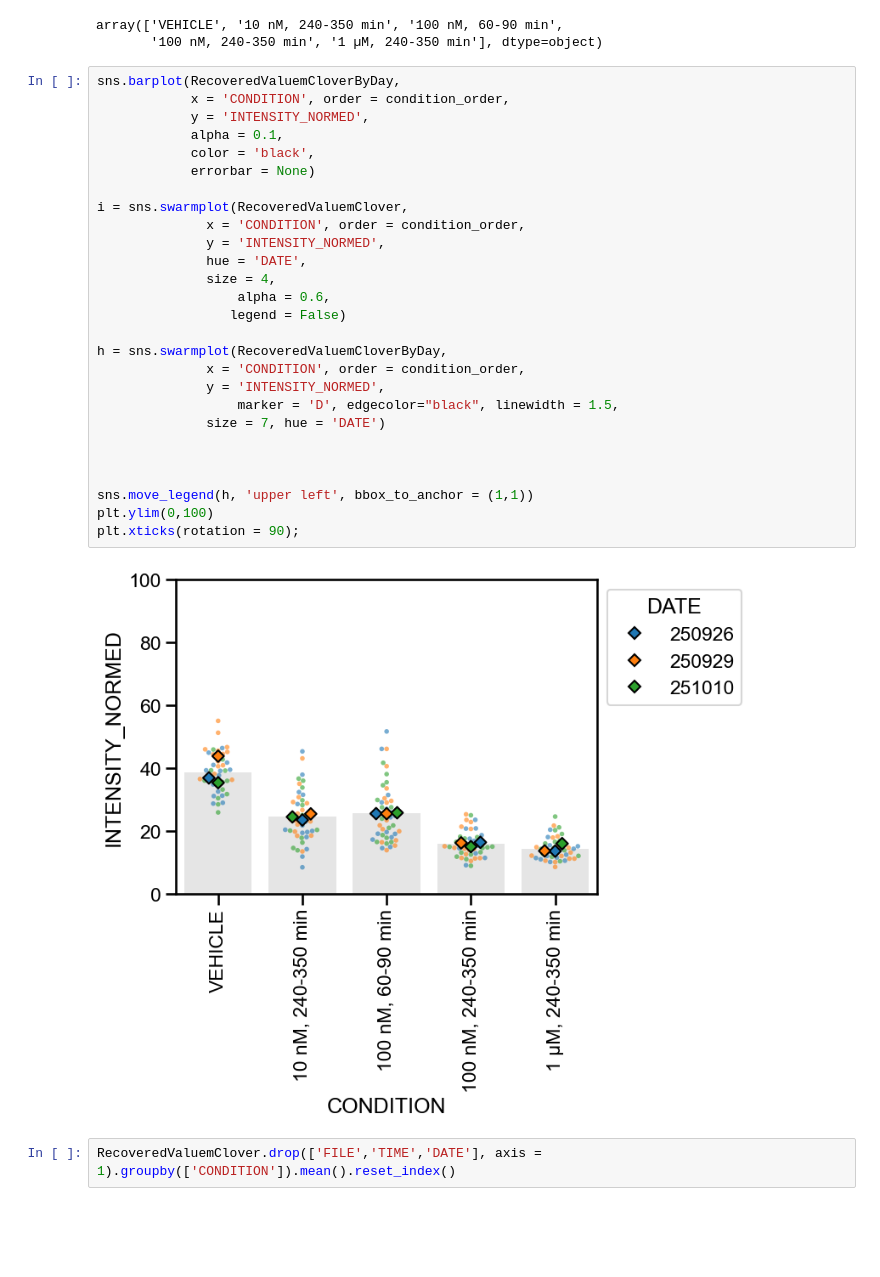
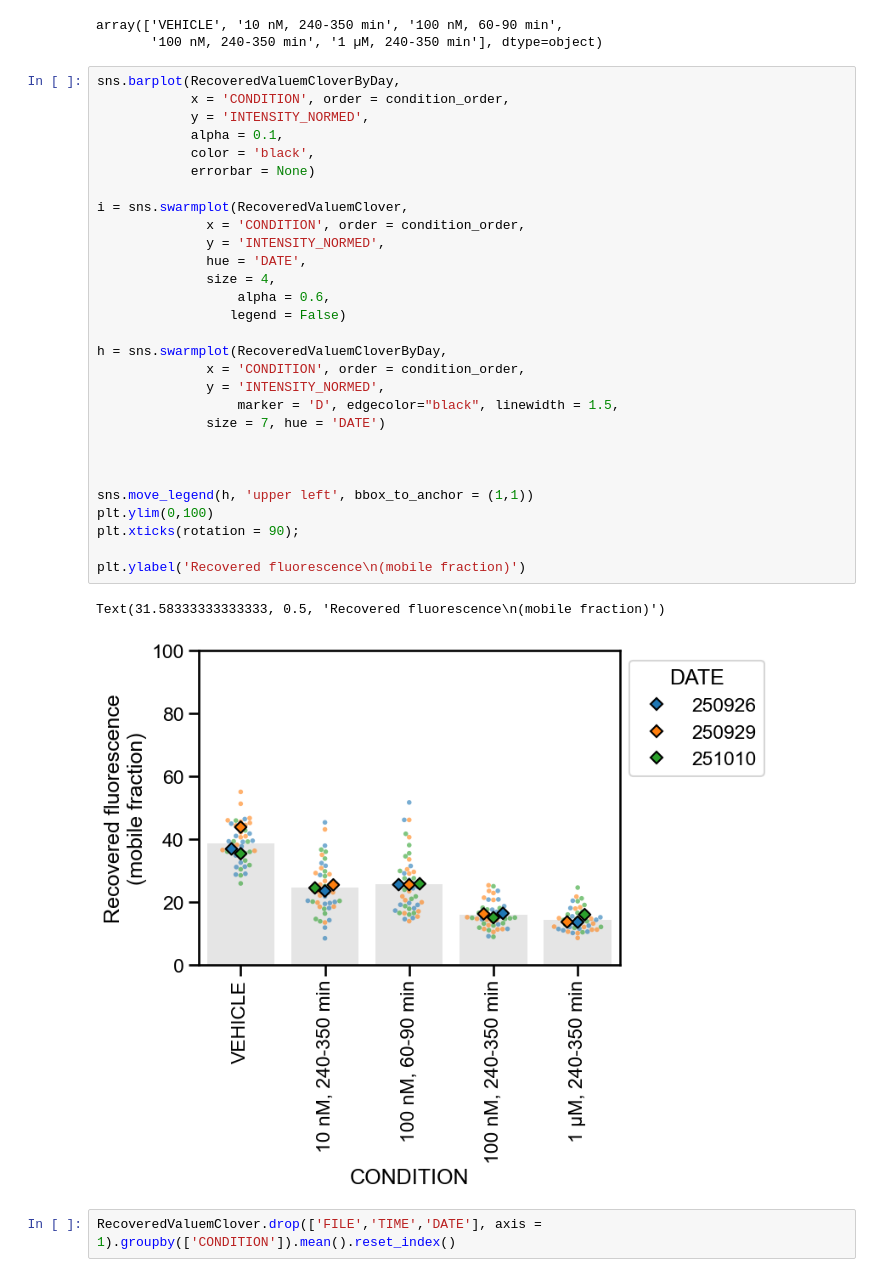
Before and after one commit to berrygroup/publications, a Jupyter notebook: 2026_POLR2A_homeostasis/Imaging/ZeissLSM900/mACPOLR2A_FRAP/mACPOLR2A_FRAP.ipynb, the cells around one changed output. Saved outputs shown, nothing was run; the diff lists cells and outputs as text; blank space fills up the shorter version.

```diff
--- a/2026_POLR2A_homeostasis/Imaging/ZeissLSM900/mACPOLR2A_FRAP/mACPOLR2A_FRAP.ipynb
+++ b/2026_POLR2A_homeostasis/Imaging/ZeissLSM900/mACPOLR2A_FRAP/mACPOLR2A_FRAP.ipynb
@@ -545,32 +572,35 @@ array(['VEHICLE', '10 nM, 240-350 min', '100 nM, 60-90 min',
 # %%
 sns.barplot(RecoveredValuemCloverByDay,
             x = 'CONDITION', order = condition_order,
             y = 'INTENSITY_NORMED',
             alpha = 0.1,
             color = 'black',
             errorbar = None)
 
 i = sns.swarmplot(RecoveredValuemClover,
               x = 'CONDITION', order = condition_order,
               y = 'INTENSITY_NORMED',
               hue = 'DATE',
               size = 4,
                   alpha = 0.6,
                  legend = False)
 
 h = sns.swarmplot(RecoveredValuemCloverByDay,
               x = 'CONDITION', order = condition_order,
               y = 'INTENSITY_NORMED',
                   marker = 'D', edgecolor="black", linewidth = 1.5,
               size = 7, hue = 'DATE')
 
 
 
 sns.move_legend(h, 'upper left', bbox_to_anchor = (1,1))
 plt.ylim(0,100)
 plt.xticks(rotation = 90);
+
+plt.ylabel('Recovered fluorescence\n(mobile fraction)')
 # %% [output]
+Text(31.58333333333333, 0.5, 'Recovered fluorescence\n(mobile fraction)')
-[figure, old version]
+[figure, new version]
 # %%
 RecoveredValuemClover.drop(['FILE','TIME','DATE'], axis = 1).groupby(['CONDITION']).mean().reset_index()
 # %% [output]
```
Also changed, not shown: parts of 67 cells of this notebook.
